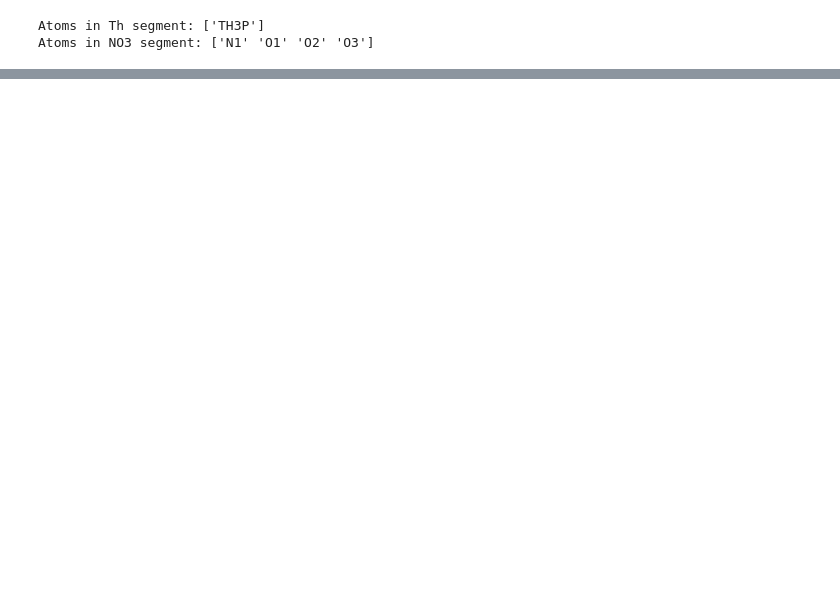
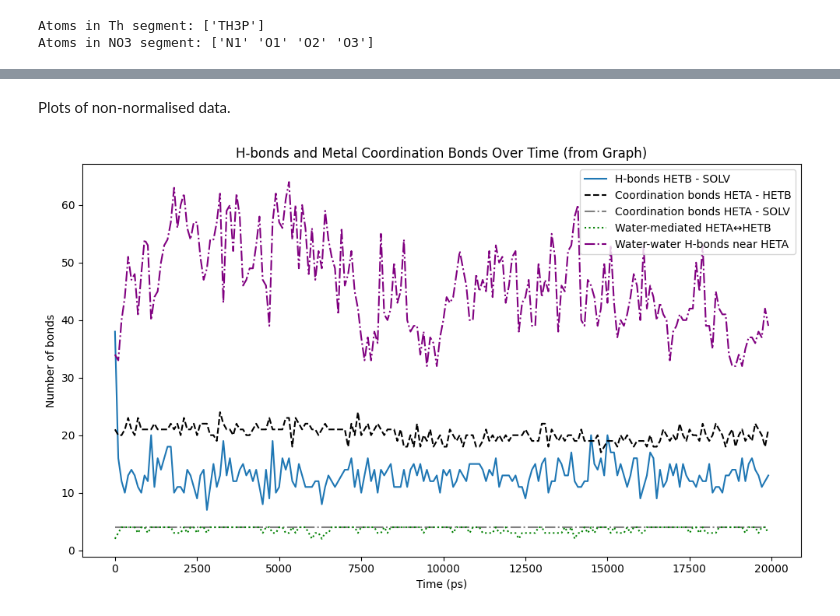
Before and after one commit to coreytaylorcompchem/comp_chem, a Jupyter notebook: md/01_Th_oligomerisation/2025-09-03_QMMM_Th_NaKLi_01_K.ipynb, the cells around one changed output, grey strips where cells are left out. Cells and saved outputs as stored; diff of their text form; code cells hidden in the pictures; blank space fills up the shorter version.

```diff
--- a/md/01_Th_oligomerisation/2025-09-03_QMMM_Th_NaKLi_01_K.ipynb
+++ b/md/01_Th_oligomerisation/2025-09-03_QMMM_Th_NaKLi_01_K.ipynb
@@ -441,0 +127,13 @@ plt.show()
+# %%
+# Sanity check - plot all H-bonds in the system
+
+import matplotlib.pyplot as plt
+
+hbonds_per_frame = analyser.ghb.count_by_time()
+times = analyser.ghb.times  # time (ps) corresponding to each frame
+
+plt.plot(times, hbonds_per_frame)
+plt.xlabel('Time (ps)')
+plt.ylabel('Number of H-bonds')
+plt.title('Hydrogen bonds over time')
+plt.show()
@@ -441,0 +142,11 @@ plt.show()
+# %%
+from analyses.interaction_analysis import InteractionAnalysis
+
+analysis = InteractionAnalysis(analyser)
+analysis.run()
+
+# Now access results:
+print(analysis.times)
+print(analysis.counts_hetb_solv)
+print(analysis.coord_counts_hetb)
+print(analysis.water_mediated_heta)
@@ -441,0 +158,22 @@ plt.show()
+# %% [markdown]
+Plots of non-normalised data.
+# %%
+# Plotting
+plt.figure(figsize=(10,6))
+
+plt.plot(times, analysis.counts_hetb_solv, label="H-bonds HETB - SOLV")
+
+plt.plot(times, analysis.coord_counts_hetb, label="Coordination bonds HETA - HETB", linestyle='--', color='black')
+plt.plot(times, analysis.coord_counts_solv, label="Coordination bonds HETA - SOLV", linestyle='-.', color='gray')
+
+plt.plot(times, analysis.water_mediated_heta, label="Water-mediated HETA↔HETB", linestyle=':', color='green')
+plt.plot(analyzer.ghb.times, analysis.water_water_near_heta_graph, label="Water-water H-bonds near HETA", linestyle='-.', color='purple')
+
+plt.xlabel("Time (ps)")
+plt.ylabel("Number of bonds")
+plt.title("H-bonds and Metal Coordination Bonds Over Time (from Graph)")
+plt.legend()
+plt.tight_layout()
+plt.show()
+# %% [output]
+[figure, added]
```
Also changed, not shown: parts of 26 cells of this notebook, 3 other files.
